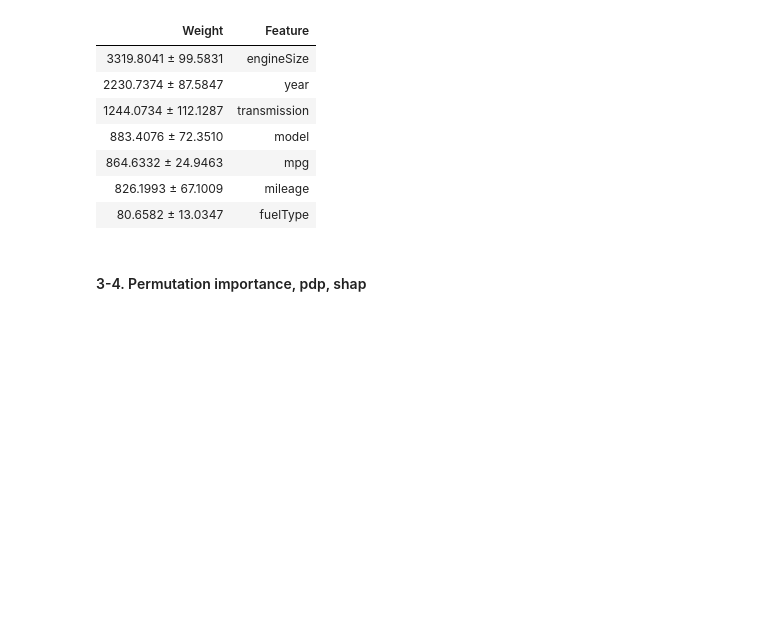
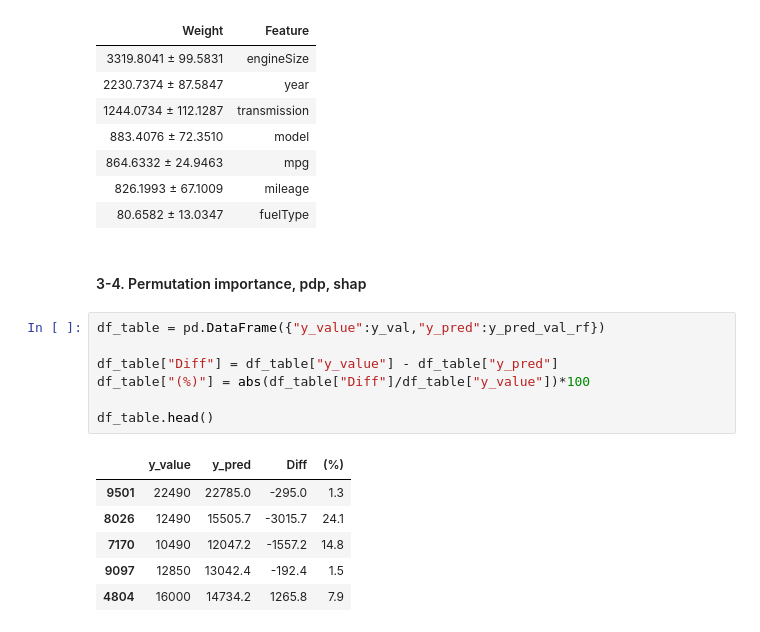
Before and after one commit to KYOH95/Project_2_Car_Analysis, a Jupyter notebook: Project2.ipynb, the cells around one changed output. Drawn from its saved outputs; the diff is of its cells as text; blank space fills up the shorter version.

```diff
--- a/Project2.ipynb
+++ b/Project2.ipynb
@@ -894,3 +894,17 @@ eli5.show_weights(
 | 80.6582 ± 13.0347 | fuelType |
 # %% [markdown]
 #### 3-4. Permutation importance, pdp, shap
+# %%
+df_table = pd.DataFrame({"y_value":y_val,"y_pred":y_pred_val_rf})
+
+df_table["Diff"] = df_table["y_value"] - df_table["y_pred"]
+df_table["(%)"] = abs(df_table["Diff"]/df_table["y_value"])*100
+
+df_table.head()
+# %% [output]
+|  | y_value | y_pred | Diff | (%) |
+| 9501 | 22490 | 22785.0 | -295.0 | 1.3 |
+| 8026 | 12490 | 15505.7 | -3015.7 | 24.1 |
+| 7170 | 10490 | 12047.2 | -1557.2 | 14.8 |
+| 9097 | 12850 | 13042.4 | -192.4 | 1.5 |
+| 4804 | 16000 | 14734.2 | 1265.8 | 7.9 |
```
Also changed, not shown: parts of 1 cell of this notebook.
